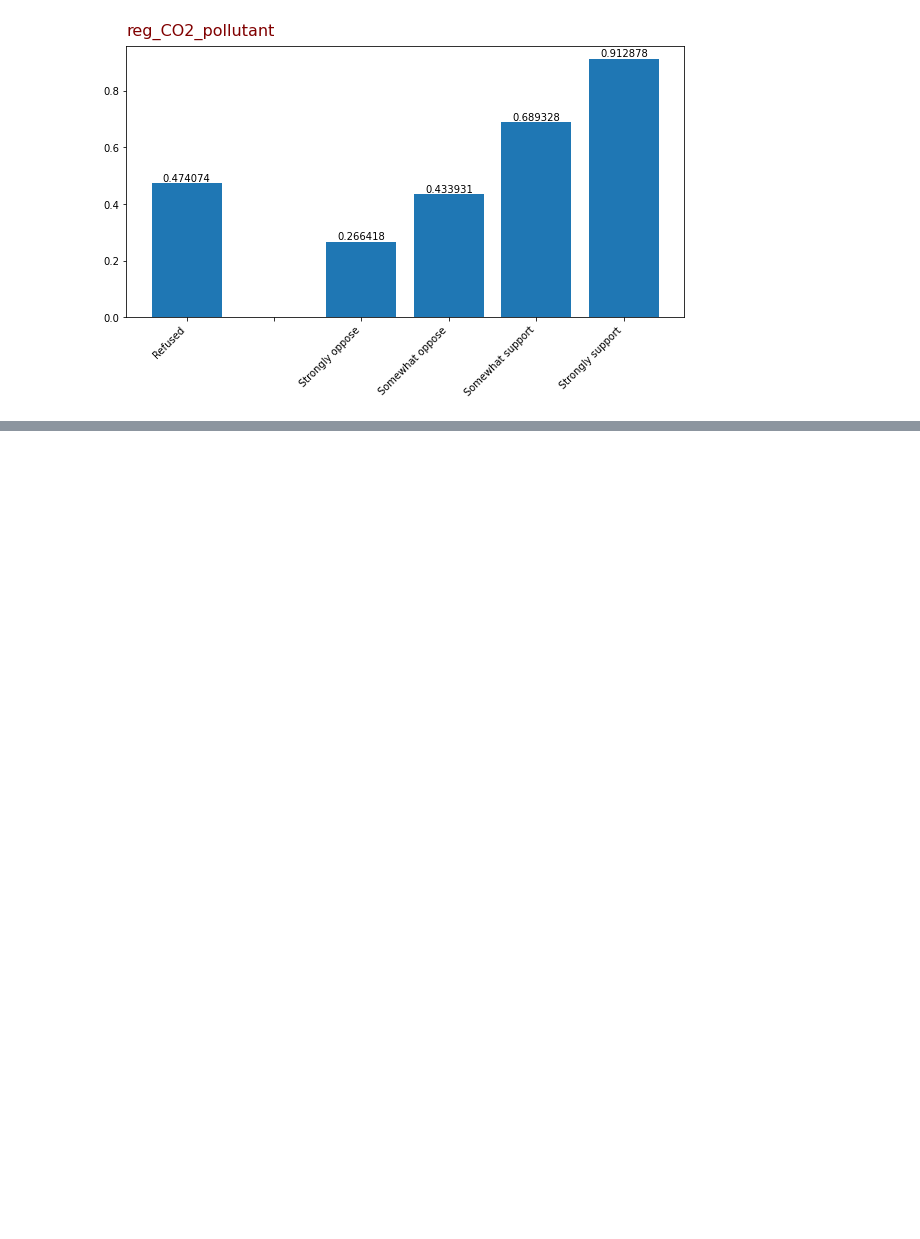
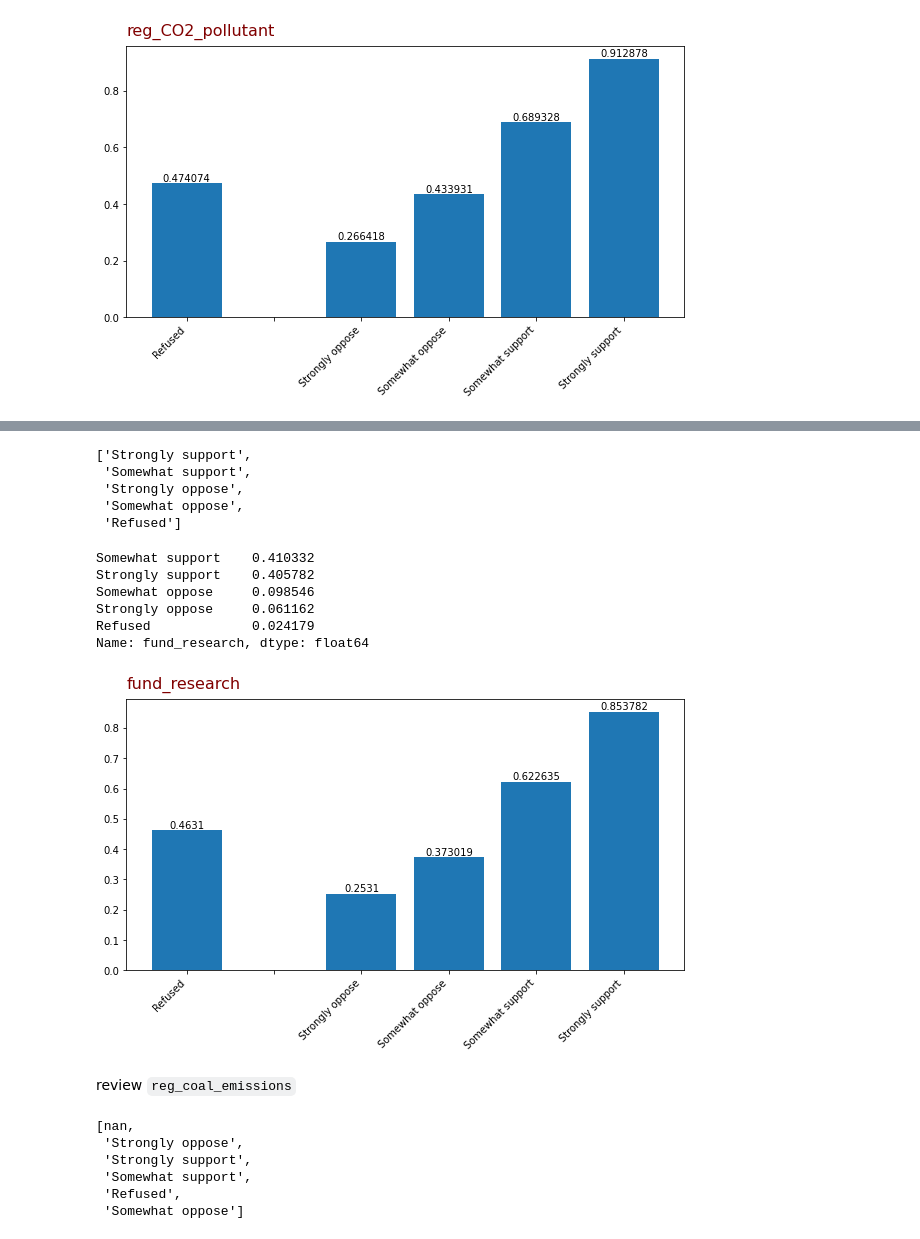
Before and after one commit to sabaiitj/Climate-Change-Survey, a Jupyter notebook: code/Larry EDA.ipynb, the cells around one changed output, grey strips where cells are left out. Saved outputs shown, nothing was run; the diff lists cells and outputs as text; code cells hidden in the pictures; blank space fills up the shorter version.

```diff
--- a/code/Larry EDA.ipynb
+++ b/code/Larry EDA.ipynb
@@ -257,0 +303,47 @@ ax.set_title("reg_CO2_pollutant", loc = 'left', pad = 10
+# %%
+list(df.fund_research .unique())
+# %% [output]
+['Strongly support',
+ 'Somewhat support',
+ 'Strongly oppose',
+ 'Somewhat oppose',
+ 'Refused']
+# %%
+df.fund_research.value_counts(normalize = True)
+# %% [output]
+Somewhat support    0.410332
+Strongly support    0.405782
+Somewhat oppose     0.098546
+Strongly oppose     0.061162
+Refused             0.024179
+Name: fund_research, dtype: float64
+# %%
+ordinals = ['Refused', '', 'Strongly oppose', 'Somewhat oppose', 'Somewhat support'
+            ,'Strongly support']
+# %%
+df.fund_research = df.fund_research.replace(
+                                {val: i for i,val in zip(range(-1,5),ordinals)})
+# %%
+# graph
+fig, ax = plt.subplots(1,1,figsize = (10,5))
+
+bar = ax.bar(df.groupby('fund_research').mean().index,
+        height = df.groupby('fund_research').mean().target)
+ax.bar_label(bar)
+ax.set_xticks(range(-1,5))
+ax.set_xticklabels(ordinals, rotation = 45, ha='right');
+ax.set_title("fund_research", loc = 'left', pad = 10
+             , fontsize = 16, color = 'maroon');
+# %% [output]
+[figure, added]
+# %% [markdown]
+review `reg_coal_emissions`
+# %%
+list(df.reg_coal_emissions .unique())
+# %% [output]
+[nan,
+ 'Strongly oppose',
+ 'Strongly support',
+ 'Somewhat support',
+ 'Refused',
+ 'Somewhat oppose']
```
Also changed, not shown: parts of 43 cells of this notebook.
